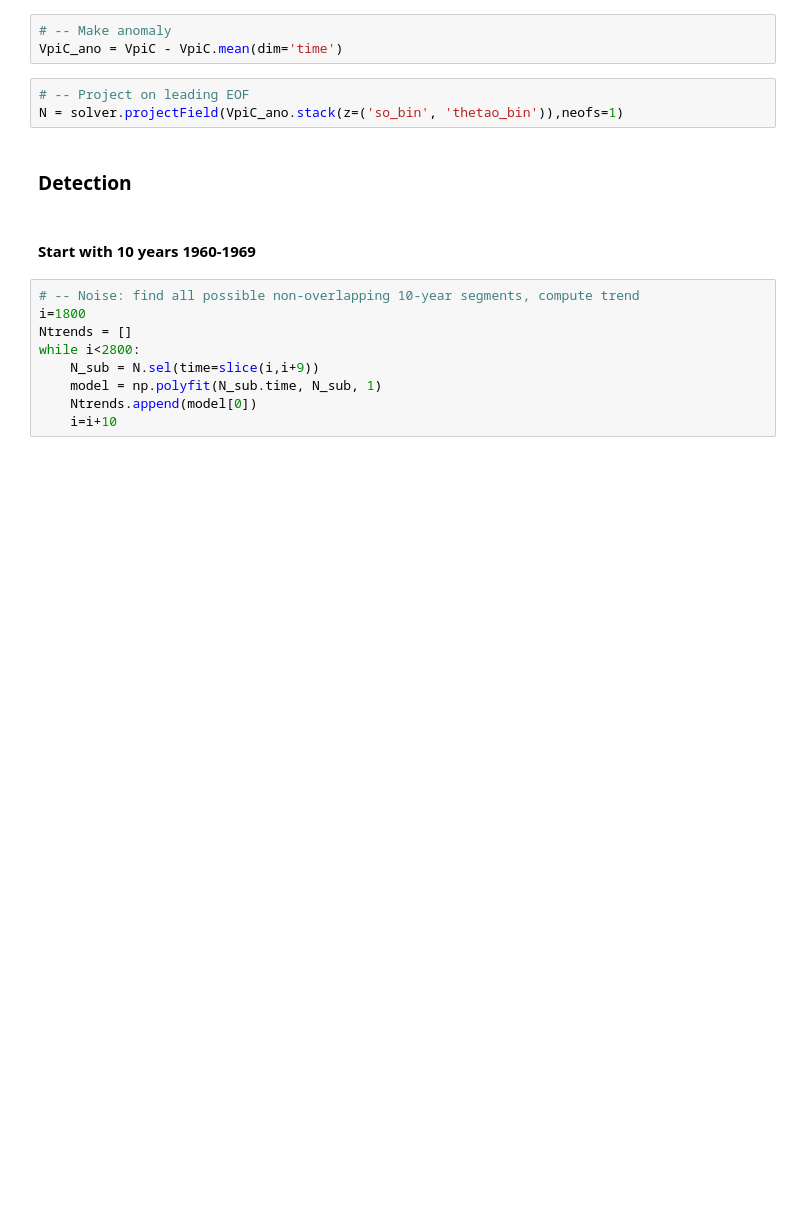
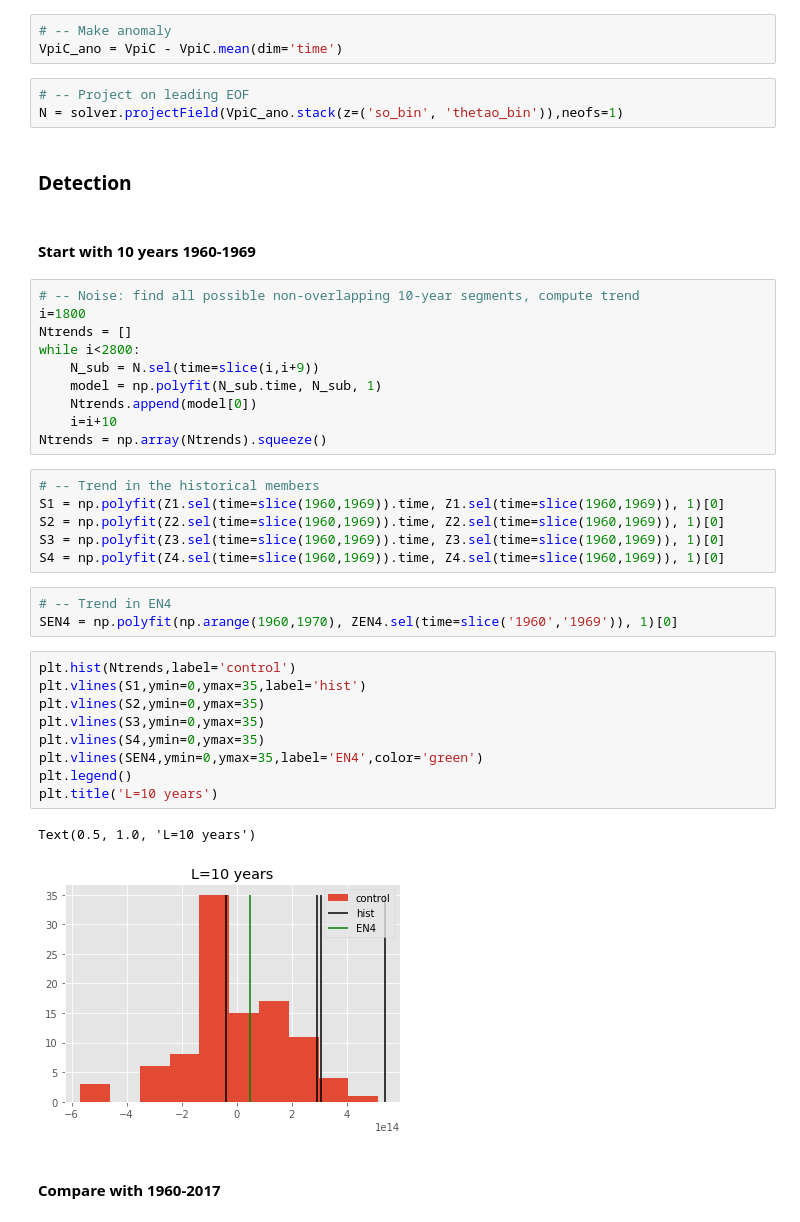
Before and after one commit to ysilvy/bin_TS, a Jupyter notebook: maquette_detection_CM5/fingerprint_projection.ipynb, the cells around one changed output. Saved outputs shown, nothing was run; the diff lists cells and outputs as text; blank space fills up the shorter version.

```diff
--- a/maquette_detection_CM5/fingerprint_projection.ipynb
+++ b/maquette_detection_CM5/fingerprint_projection.ipynb
@@ -108,3 +108,27 @@ while i<2800:
     model = np.polyfit(N_sub.time, N_sub, 1)
     Ntrends.append(model[0])
     i=i+10
+Ntrends = np.array(Ntrends).squeeze()
+# %%
+# -- Trend in the historical members
+S1 = np.polyfit(Z1.sel(time=slice(1960,1969)).time, Z1.sel(time=slice(1960,1969)), 1)[0]
+S2 = np.polyfit(Z2.sel(time=slice(1960,1969)).time, Z2.sel(time=slice(1960,1969)), 1)[0]
+S3 = np.polyfit(Z3.sel(time=slice(1960,1969)).time, Z3.sel(time=slice(1960,1969)), 1)[0]
+S4 = np.polyfit(Z4.sel(time=slice(1960,1969)).time, Z4.sel(time=slice(1960,1969)), 1)[0]
+# %%
+# -- Trend in EN4
+SEN4 = np.polyfit(np.arange(1960,1970), ZEN4.sel(time=slice('1960','1969')), 1)[0]
+# %%
+plt.hist(Ntrends,label='control')
+plt.vlines(S1,ymin=0,ymax=35,label='hist')
+plt.vlines(S2,ymin=0,ymax=35)
+plt.vlines(S3,ymin=0,ymax=35)
+plt.vlines(S4,ymin=0,ymax=35)
+plt.vlines(SEN4,ymin=0,ymax=35,label='EN4',color='green')
+plt.legend()
+plt.title('L=10 years')
+# %% [output]
+Text(0.5, 1.0, 'L=10 years')
+[figure, added]
+# %% [markdown]
+#### Compare with 1960-2017
```
Also changed, not shown: parts of 6 cells of this notebook.
